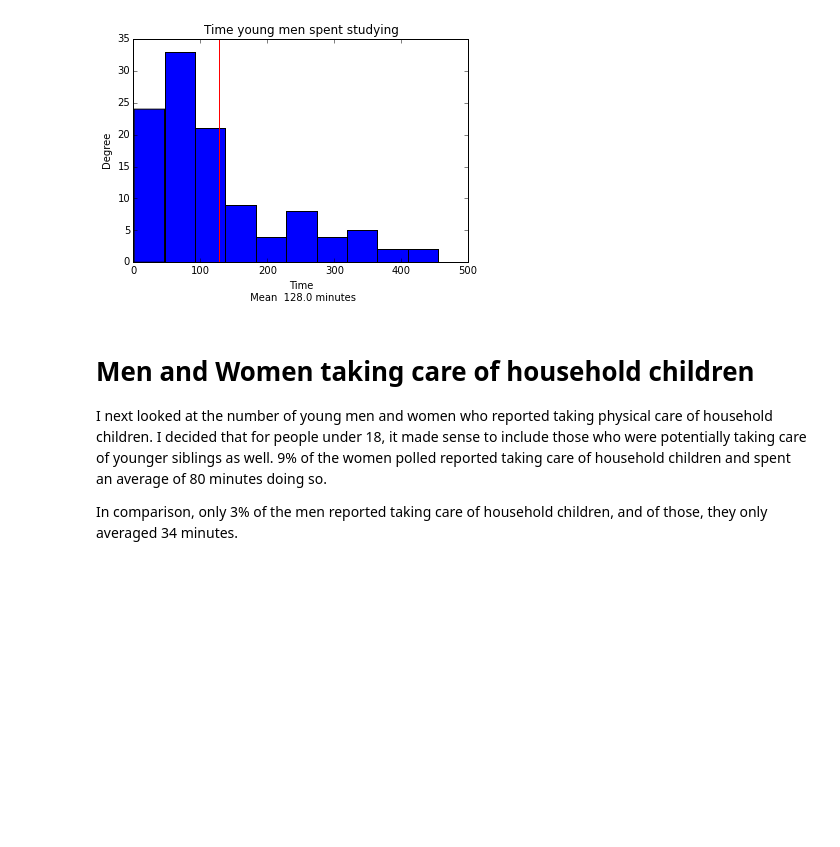
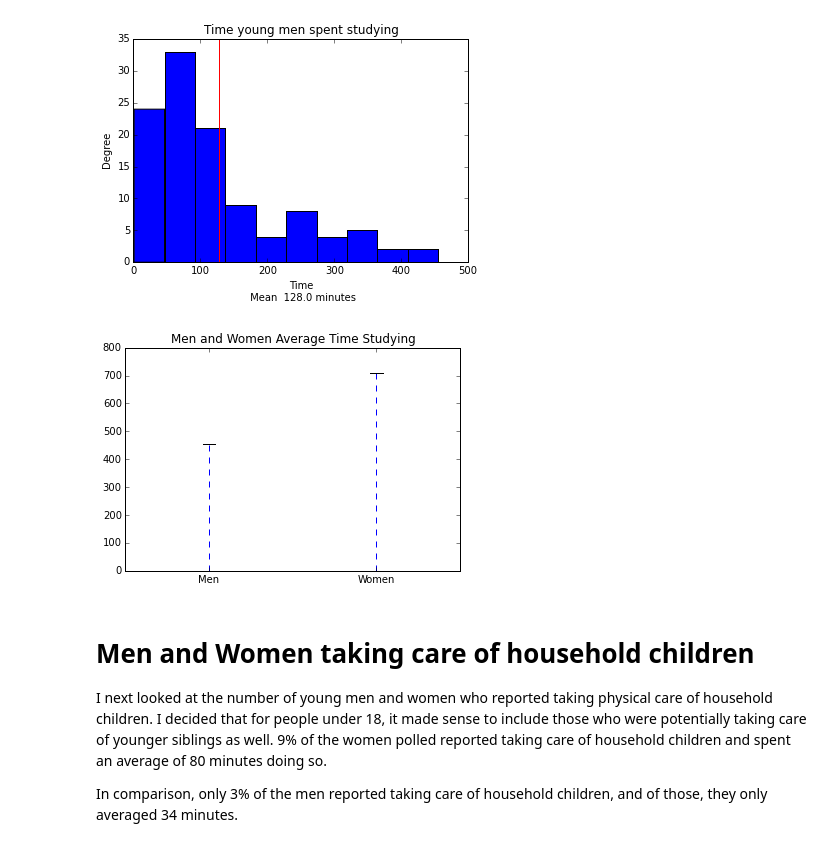
Before and after one commit to andrewmpierce/time-analysis, a Jupyter notebook: Final_ATUS.ipynb, the cells around one changed output. Cells and saved outputs as stored; diff of their text form; code cells hidden in the pictures; blank space fills up the shorter version.

```diff
--- a/Final_ATUS.ipynb
+++ b/Final_ATUS.ipynb
@@ -81,6 +91,16 @@ plt.show()
 # %% [output]
 7% of men under 25 reported spending time taking studying
 [figure]
+# %%
+time_men_s = (ym_data['studying'])
+time_men_s.name = "Men"
+time_women_s = (yw_data['studying'])
+time_women_s.name = "Women"
+time_study = pd.concat([time_men_s, time_women_s], axis = 1)
+time_study.plot(kind = 'box', title = "Men and Women Average Time Studying")
+plt.show()
+# %% [output]
+[figure, added]
 # %% [markdown]
 # Men and Women taking care of household children
 
```
Also changed, not shown: parts of 1 cell of this notebook.
